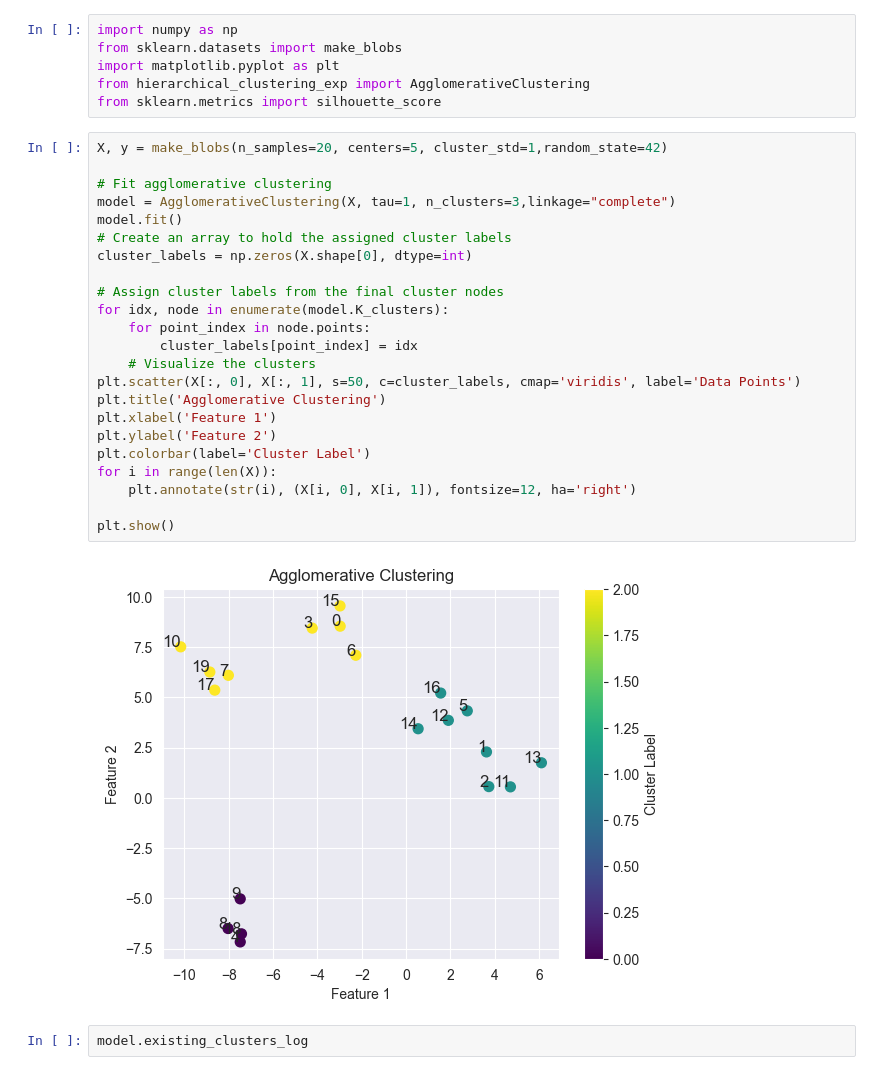
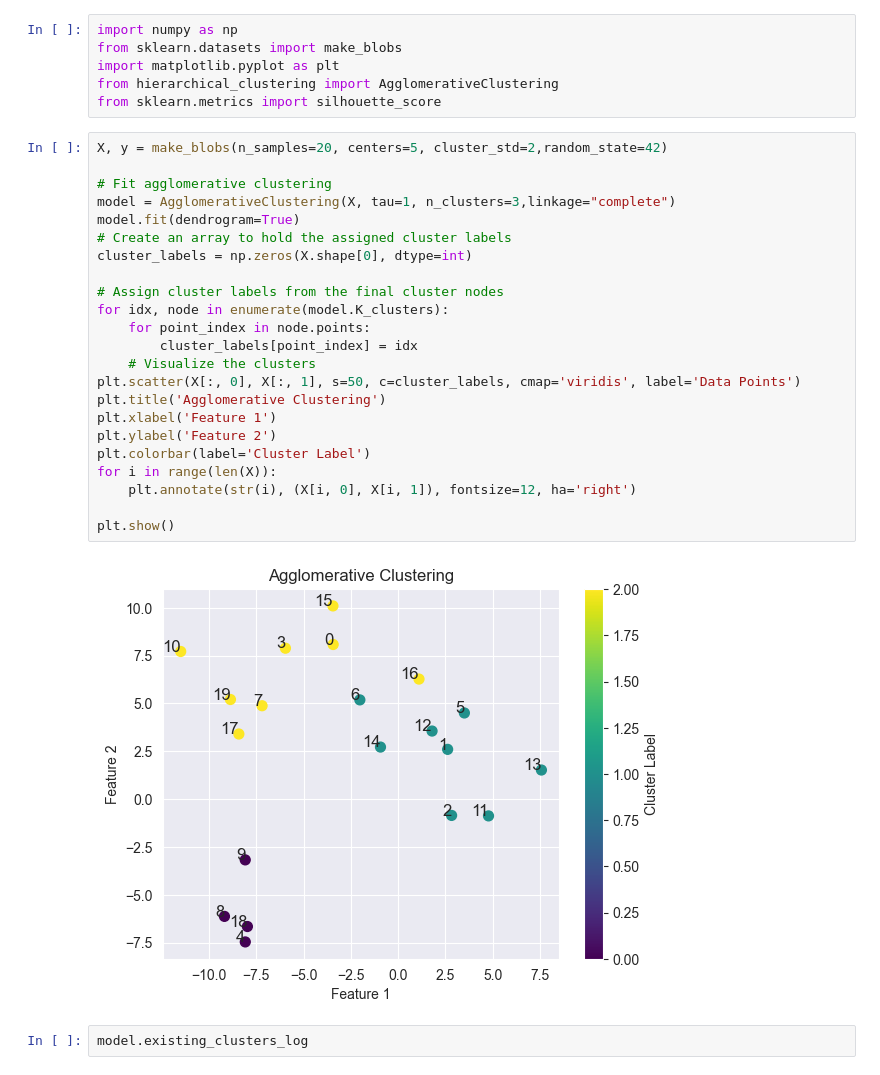
Before and after one commit to judywu4800/SI_HierarchicalClustering, a Jupyter notebook: Hierarchical_Clustering_testing.ipynb, the cells around one changed output. Cells and saved outputs as stored; diff of their text form.

```diff
--- a/Hierarchical_Clustering_testing.ipynb
+++ b/Hierarchical_Clustering_testing.ipynb
@@ -2,33 +2,33 @@
 import numpy as np
 from sklearn.datasets import make_blobs
 import matplotlib.pyplot as plt
-from hierarchical_clustering_exp import AgglomerativeClustering
+from hierarchical_clustering import AgglomerativeClustering
 from sklearn.metrics import silhouette_score
 # %%
-X, y = make_blobs(n_samples=20, centers=5, cluster_std=1,random_state=42)
+X, y = make_blobs(n_samples=20, centers=5, cluster_std=2,random_state=42)
 
 # Fit agglomerative clustering
 model = AgglomerativeClustering(X, tau=1, n_clusters=3,linkage="complete")
-model.fit()
+model.fit(dendrogram=True)
 # Create an array to hold the assigned cluster labels
 cluster_labels = np.zeros(X.shape[0], dtype=int)
 
 # Assign cluster labels from the final cluster nodes
 for idx, node in enumerate(model.K_clusters):
     for point_index in node.points:
         cluster_labels[point_index] = idx
     # Visualize the clusters
 plt.scatter(X[:, 0], X[:, 1], s=50, c=cluster_labels, cmap='viridis', label='Data Points')
 plt.title('Agglomerative Clustering')
 plt.xlabel('Feature 1')
 plt.ylabel('Feature 2')
 plt.colorbar(label='Cluster Label')
 for i in range(len(X)):
     plt.annotate(str(i), (X[i, 0], X[i, 1]), fontsize=12, ha='right')
 
 plt.show()
 # %% [output]
-[figure, old version]
+[figure, new version]
 # %%
 model.existing_clusters_log
 # %% [output]
```
Also changed, not shown: parts of 1 cell of this notebook, 40 other files.
